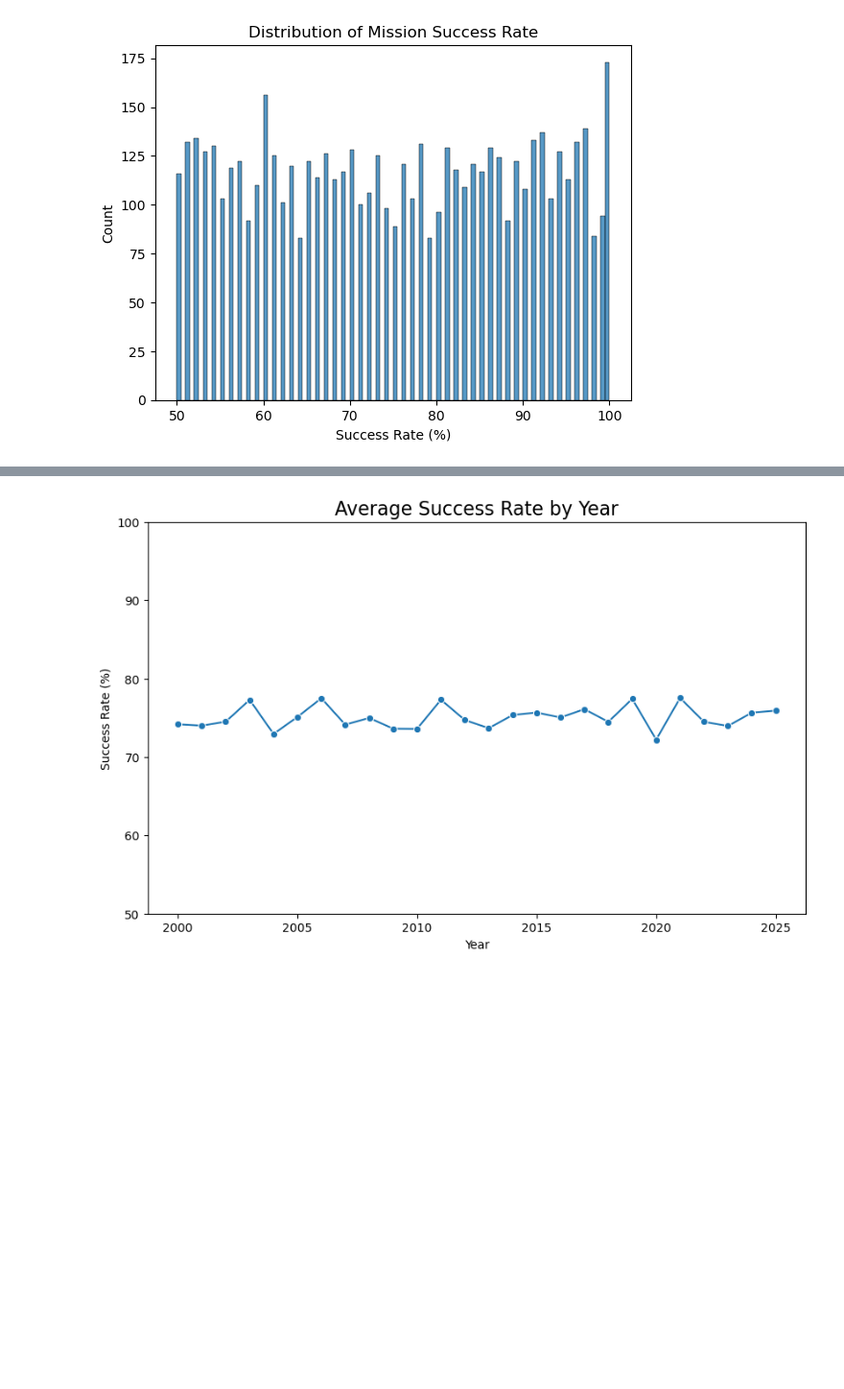
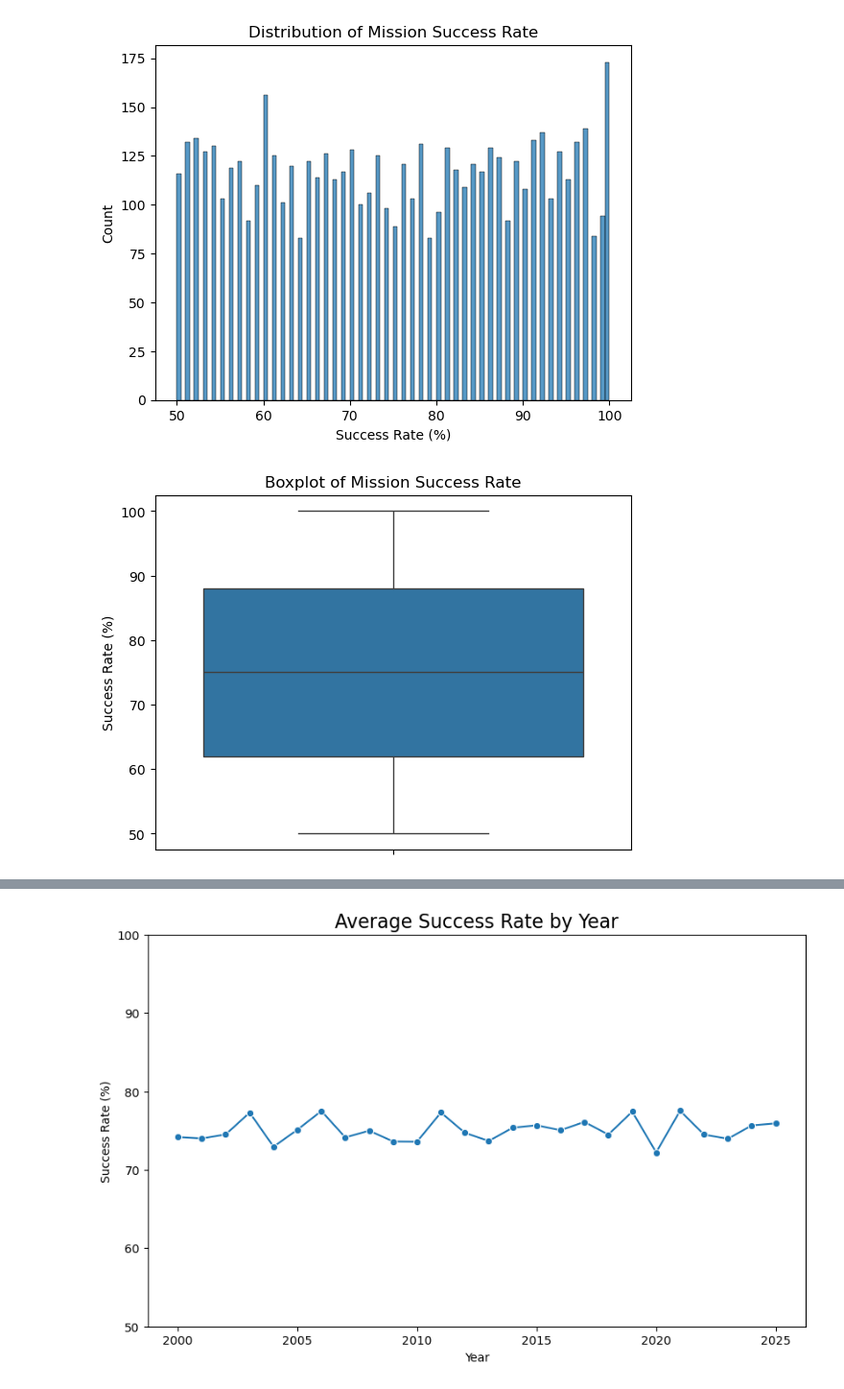
Before and after one commit to BigVictorFans/CU5PROJECTDANISH, a Jupyter notebook: notebook.ipynb, the cells around one changed output, grey strips where cells are left out. Shown at 96% size. Drawn from its saved outputs; the diff is of its cells as text; code cells hidden in the pictures; blank space fills up the shorter version.

```diff
--- a/notebook.ipynb
+++ b/notebook.ipynb
@@ -174,3 +178,9 @@ plt.title('Distribution of Mission Success Rate')
 plt.show()
 # %% [output]
 [figure]
+# %%
+sns.boxplot(df['Success Rate (%)'])
+plt.title('Boxplot of Mission Success Rate')
+plt.show()
+# %% [output]
+[figure, added]
```
Also changed, not shown: parts of 12 cells of this notebook, 1 other file.
